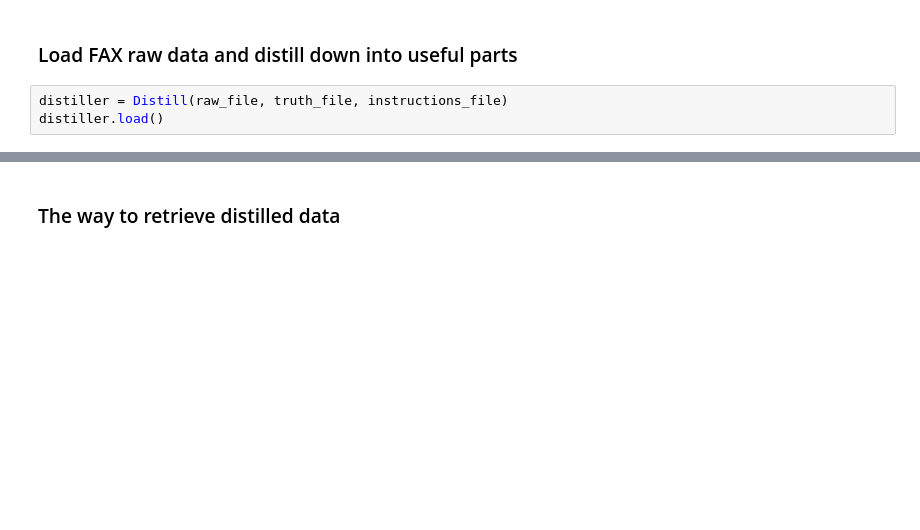
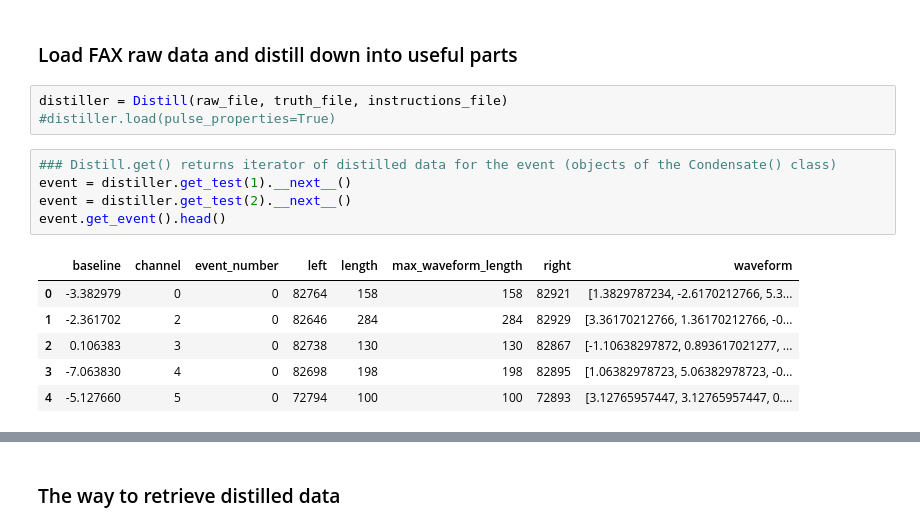
Before and after one commit to jcalven/ddwave, a Jupyter notebook: notebooks/read_events.ipynb, the cells around one changed output, grey strips where cells are left out. Drawn from its saved outputs; the diff is of its cells as text; blank space fills up the shorter version.

```diff
--- a/notebooks/read_events.ipynb
+++ b/notebooks/read_events.ipynb
@@ -31,4 +31,16 @@ data_path = "/cfs/klemming/nobackup/j/jcalven/wavenet_data/"
 ### Load FAX raw data and distill down into useful parts
 # %%
 distiller = Distill(raw_file, truth_file, instructions_file)
-distiller.load()
+#distiller.load(pulse_properties=True)
+# %%
+### Distill.get() returns iterator of distilled data for the event (objects of the Condensate() class)
+event = distiller.get_test(1).__next__()
+event = distiller.get_test(2).__next__()
+event.get_event().head()
+# %% [output]
+|  | baseline | channel | event_number | left | length | max_waveform_length | right | waveform |
+| 0 | -3.382979 | 0 | 0 | 82764 | 158 | 158 | 82921 | [1.3829787234, -2.6170212766, 5.3... |
+| 1 | -2.361702 | 2 | 0 | 82646 | 284 | 284 | 82929 | [3.36170212766, 1.36170212766, -0... |
+| 2 | 0.106383 | 3 | 0 | 82738 | 130 | 130 | 82867 | [-1.10638297872, 0.893617021277, ... |
+| 3 | -7.063830 | 4 | 0 | 82698 | 198 | 198 | 82895 | [1.06382978723, 5.06382978723, -0... |
+| 4 | -5.127660 | 5 | 0 | 72794 | 100 | 100 | 72893 | [3.12765957447, 3.12765957447, 0.... |
```
Also changed, not shown: parts of 10 cells of this notebook, 3 other files.
